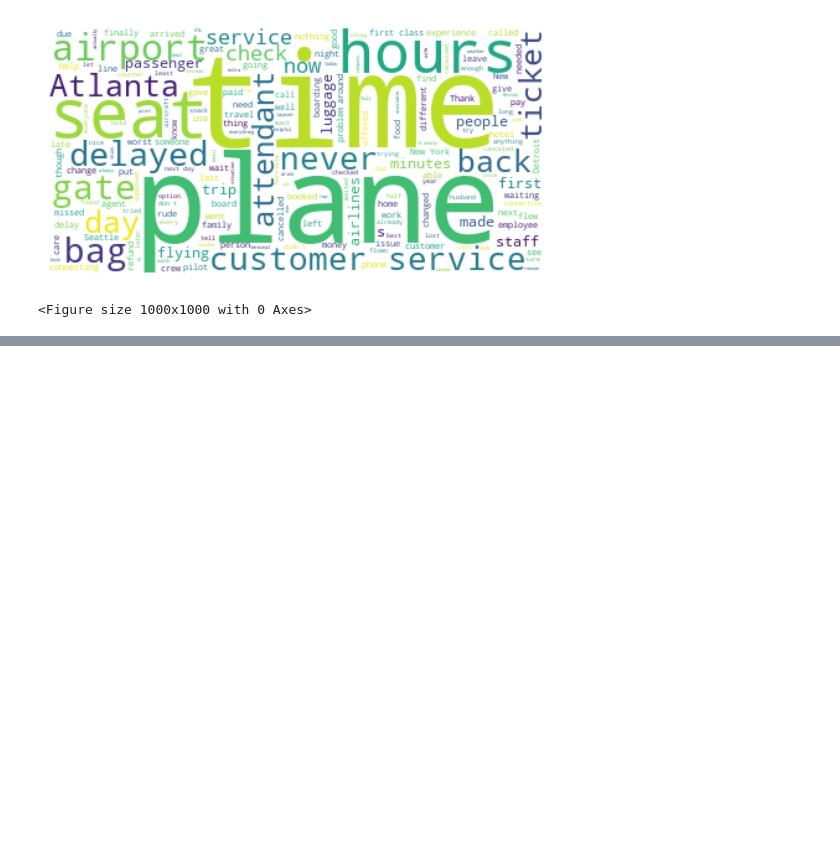
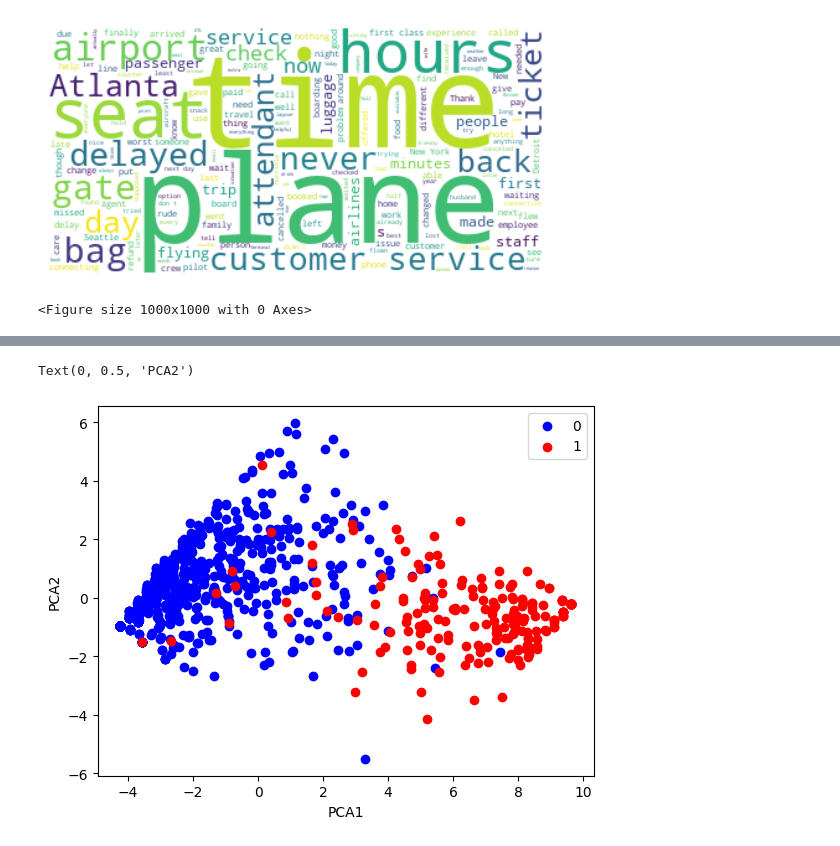
Before and after one commit to pikeline/airline_reviews, a Jupyter notebook: data.ipynb, the cells around one changed output, grey strips where cells are left out. Drawn from its saved outputs; the diff is of its cells as text; code cells hidden in the pictures; blank space fills up the shorter version.

```diff
--- a/data.ipynb
+++ b/data.ipynb
@@ -98,0 +142,12 @@ plt.figure(figsize=[10,10])
+# %%
+#plot data
+index1=np.where(y==0)[0]
+index2=np.where(y==1)[0]
+plt.scatter(X_pca[index1,0],X_pca[index1,1],c='b',label="0")
+plt.scatter(X_pca[index2,0],X_pca[index2,1],c='r',label="1")
+plt.legend()
+plt.xlabel('PCA1')
+plt.ylabel('PCA2')
+# %% [output]
+Text(0, 0.5, 'PCA2')
+[figure, added]
```
Also changed, not shown: parts of 4 cells of this notebook.
